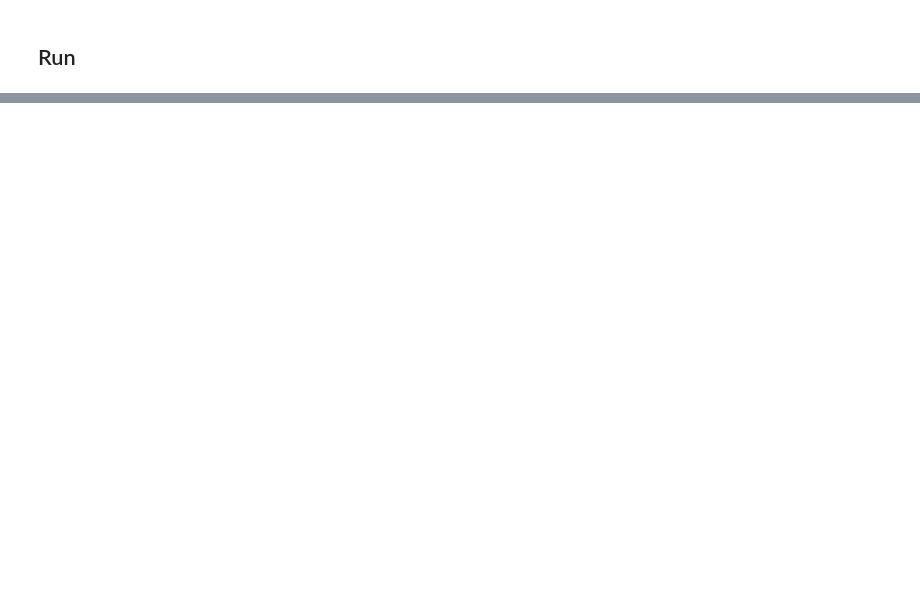
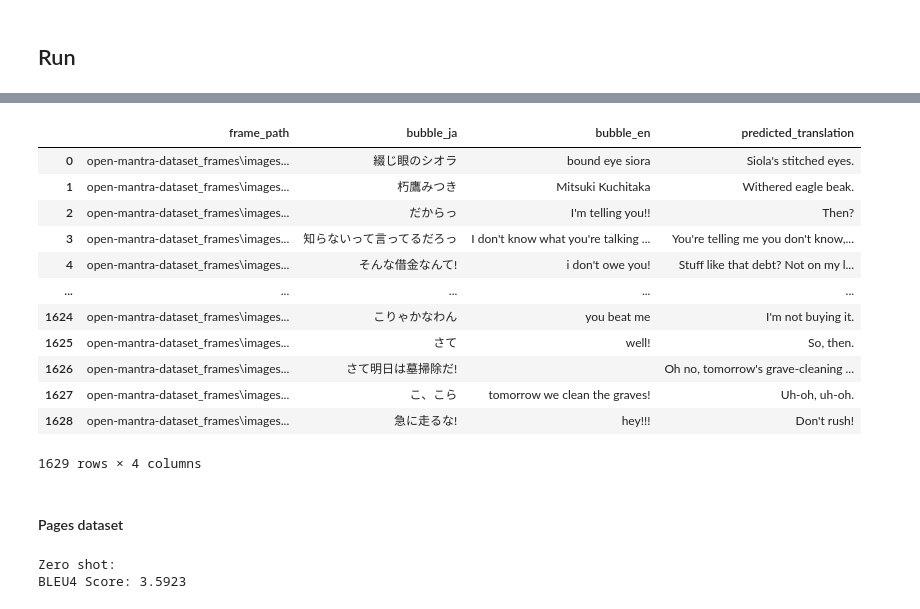
Before and after one commit to CristianMaza/Multimodal-Manga-Translation, a Jupyter notebook: main.ipynb, the cells around one changed output, grey strips where cells are left out. Saved outputs shown, nothing was run; the diff lists cells and outputs as text; code cells hidden in the pictures; blank space fills up the shorter version.

```diff
--- a/main.ipynb
+++ b/main.ipynb
@@ -93,15 +269,0 @@ def calculate_bleu(predictions, references):
-# %%
-# Load the JSON data
-with open(r".\open-mantra-dataset\annotation.json", "r", encoding="utf-8") as file:
-    data = json.load(file)
-
-# Extract the testing set
-test_dataset = []
-for book in data:
-    for page in book["pages"]:
-        for text in page["text"]:
-            if "text_ja" in text and "text_en" in text:
-                test_dataset.append({
-                    "text_ja": text["text_ja"],
-                    "text_en": text["text_en"]
-                })
@@ -157,0 +958,29 @@ df
+# %%
+df
+# %% [output]
+|  | frame_path | bubble_ja | bubble_en | predicted_translation |
+| 0 | open-mantra-dataset_frames\images... | 綴じ眼のシオラ | bound eye siora | Siola's stitched eyes. |
+| 1 | open-mantra-dataset_frames\images... | 朽鷹みつき | Mitsuki Kuchitaka | Withered eagle beak. |
+| 2 | open-mantra-dataset_frames\images... | だからっ | I'm telling you!! | Then? |
+| 3 | open-mantra-dataset_frames\images... | 知らないって言ってるだろっ | I don't know what you're talking ... | You're telling me you don't know,... |
+| 4 | open-mantra-dataset_frames\images... | そんな借金なんて! | i don't owe you! | Stuff like that debt? Not on my l... |
+| ... | ... | ... | ... | ... |
+| 1624 | open-mantra-dataset_frames\images... | こりゃかなわん | you beat me | I'm not buying it. |
+| 1625 | open-mantra-dataset_frames\images... | さて | well! | So, then. |
+| 1626 | open-mantra-dataset_frames\images... | さて明日は墓掃除だ! |  | Oh no, tomorrow's grave-cleaning ... |
+| 1627 | open-mantra-dataset_frames\images... | こ、こら | tomorrow we clean the graves! | Uh-oh, uh-oh. |
+| 1628 | open-mantra-dataset_frames\images... | 急に走るな! | hey!!! | Don't rush! |
+1629 rows × 4 columns
+# %% [markdown]
+#### Pages dataset
+# %%
+dataset = dataset_page
+#dataset = dataset_page[:5]
+
+# ollama running on local
+client = OpenAI(base_url='http://localhost:11434/v1/', api_key='ollama')
+df, bleu4 = evaluate_model_unimodal_pages(client, dataset, prompt_text_zeroshot_pages)
+print(f"Zero shot:\nBLEU4 Score: {bleu4*100:.4f}")
+# %% [output]
+Zero shot:
+BLEU4 Score: 3.5923
```
Also changed, not shown: parts of 51 cells of this notebook, 1 other file.
